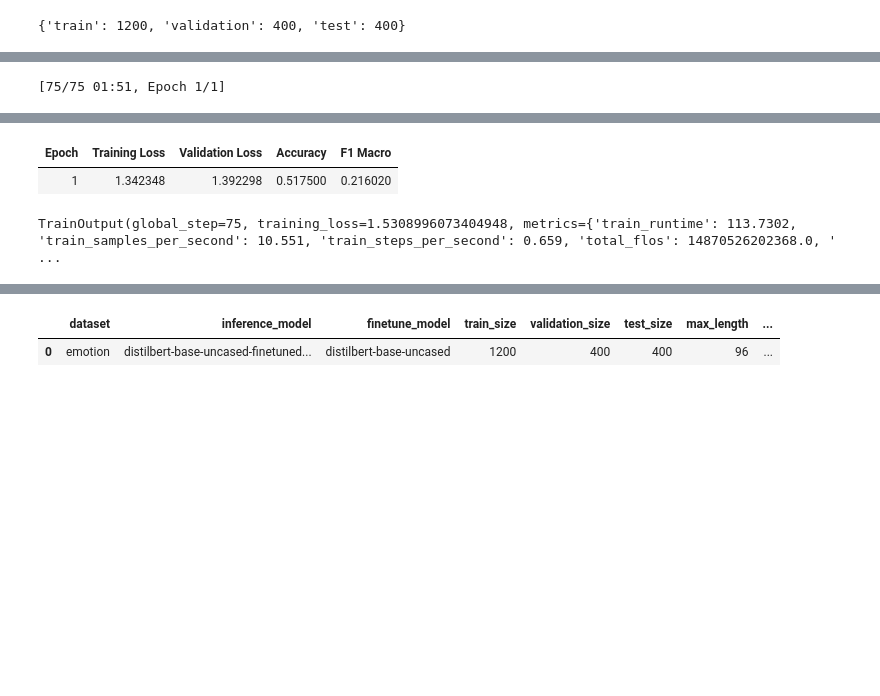
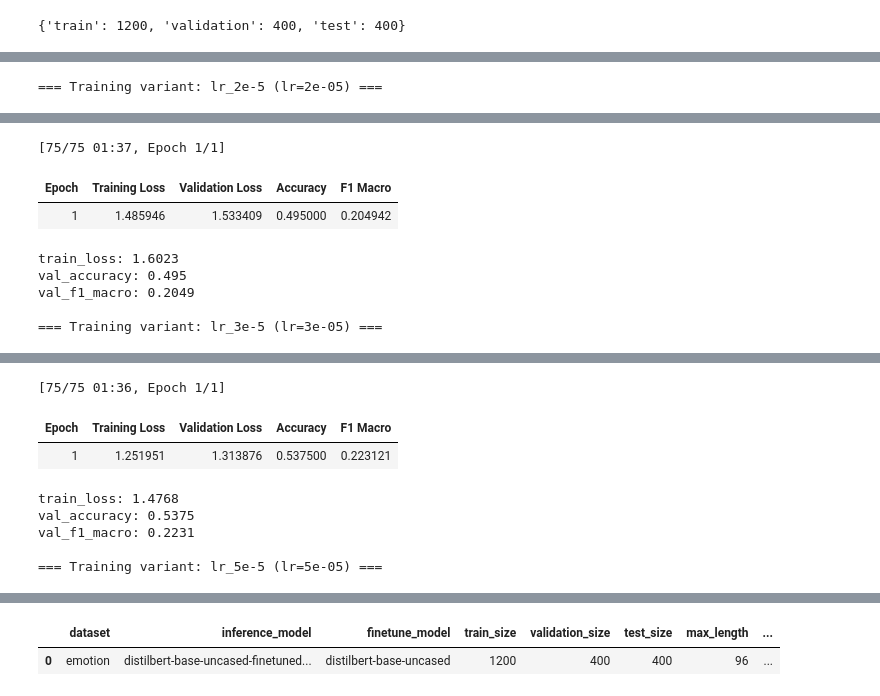
Before and after one commit to MouFrog/Damir, a Jupyter notebook: homeworks/HW13/HW13.ipynb, the cells around one changed output, grey strips where cells are left out. Saved outputs shown, nothing was run; the diff lists cells and outputs as text; code cells hidden in the pictures; blank space fills up the shorter version.

```diff
--- a/homeworks/HW13/HW13.ipynb
+++ b/homeworks/HW13/HW13.ipynb
@@ -342,5 +350,62 @@ trainer
 # %%
-train_result = trainer.train()
-print(train_result)
+candidate_variants = [
+    {"name": "lr_2e-5", "learning_rate": 2e-5},
+    {"name": "lr_3e-5", "learning_rate": 3e-5},
+    {"name": "lr_5e-5", "learning_rate": 5e-5},
+]
+
+experiment_rows = []
+best_score = (-np.inf, -np.inf)
+best_result = None
+best_trainer = None
+
+for variant in candidate_variants:
+    print(f"\n=== Training variant: {variant['name']} (lr={variant['learning_rate']}) ===")
+    result = run_variant(variant["name"], variant["learning_rate"])
+
+    val_acc = float(result["val_metrics"].get("eval_accuracy", np.nan))
+    val_f1 = float(result["val_metrics"].get("eval_f1_macro", np.nan))
+
+    experiment_rows.append(
+        {
+            "variant": result["name"],
+            "learning_rate": result["learning_rate"],
+            "val_accuracy": val_acc,
+            "val_f1_macro": val_f1,
+        }
+    )
+
+    print("train_loss:", round(float(result["train_result"].training_loss), 4))
+    print("val_accuracy:", round(val_acc, 4))
+    print("val_f1_macro:", round(val_f1, 4))
+
+    current_score = (val_f1, val_acc)
+    if current_score > best_score:
+        if best_trainer is not None:
+            best_trainer.model.to("cpu")
+            del best_trainer
+            if torch.cuda.is_available():
+                torch.cuda.empty_cache()
+
+        best_score = current_score
+        best_result = {
+            "name": result["name"],
+            "learning_rate": result["learning_rate"],
+            "val_metrics": result["val_metrics"],
+        }
+        best_trainer = result["trainer"]
+    else:
+        result["trainer"].model.to("cpu")
+
+    del result
+    if torch.cuda.is_available():
+        torch.cuda.empty_cache()
+
+results_table = pd.DataFrame(experiment_rows)
+results_table = results_table.sort_values(["val_f1_macro", "val_accuracy"], ascending=False).reset_index(drop=True)
+
+print("\nBest variant by validation f1_macro:", best_result["name"])
+print("Best learning_rate:", float(best_result["learning_rate"]))
+display(results_table)
 # %% [output]
-[75/75 01:51, Epoch 1/1]
+=== Training variant: lr_2e-5 (lr=2e-05) ===
@@ -347,3 +428,8 @@ print(train_result)
+[75/75 01:37, Epoch 1/1]
 | Epoch | Training Loss | Validation Loss | Accuracy | F1 Macro |
-| 1 | 1.342348 | 1.392298 | 0.517500 | 0.216020 |
+| 1 | 1.485946 | 1.533409 | 0.495000 | 0.204942 |
-TrainOutput(global_step=75, training_loss=1.5308996073404948, metrics={'train_runtime': 113.7302, 'train_samples_per_second': 10.551, 'train_steps_per_second': 0.659, 'total_flos': 14870526202368.0, ' ...
+train_loss: 1.6023
+val_accuracy: 0.495
+val_f1_macro: 0.2049
+
+=== Training variant: lr_3e-5 (lr=3e-05) ===
@@ -349,0 +452,8 @@ TrainOutput(global_step=75, training_loss=1.5308996073404948, metrics={'train_ru
+[75/75 01:36, Epoch 1/1]
+| Epoch | Training Loss | Validation Loss | Accuracy | F1 Macro |
+| 1 | 1.251951 | 1.313876 | 0.537500 | 0.223121 |
+train_loss: 1.4768
+val_accuracy: 0.5375
+val_f1_macro: 0.2231
+
+=== Training variant: lr_5e-5 (lr=5e-05) ===
```
Also changed, not shown: parts of 12 cells of this notebook, 3 other files.
